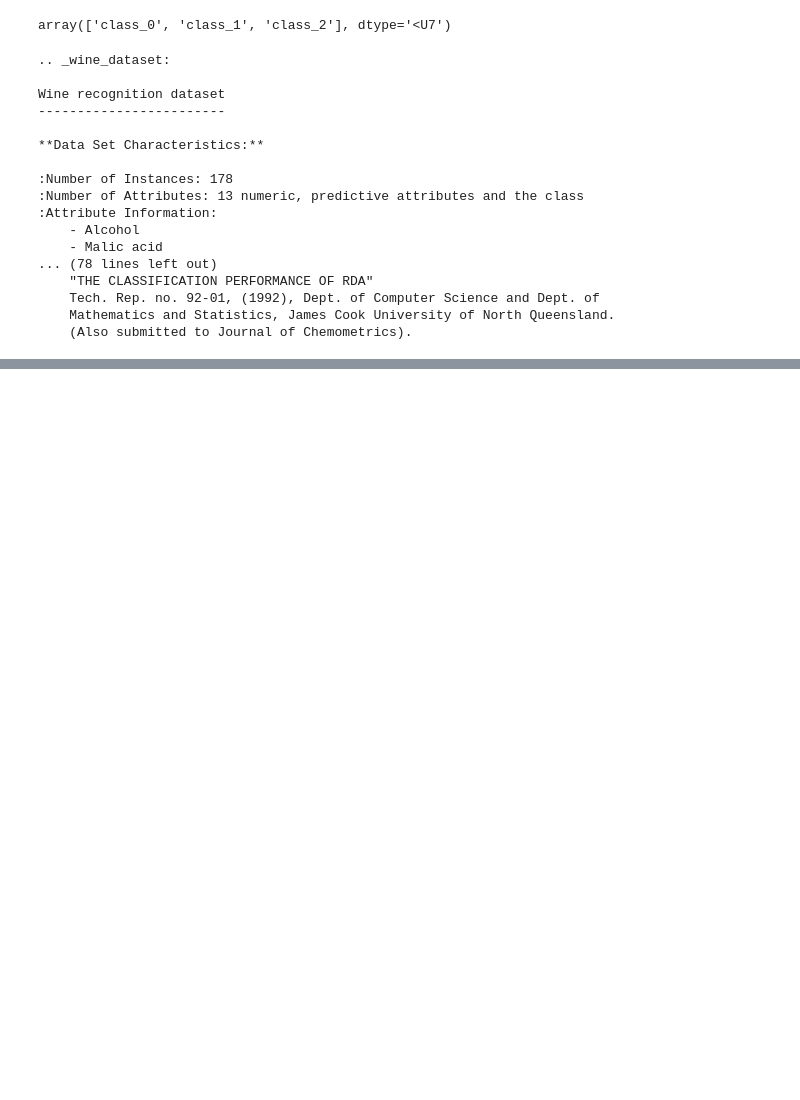
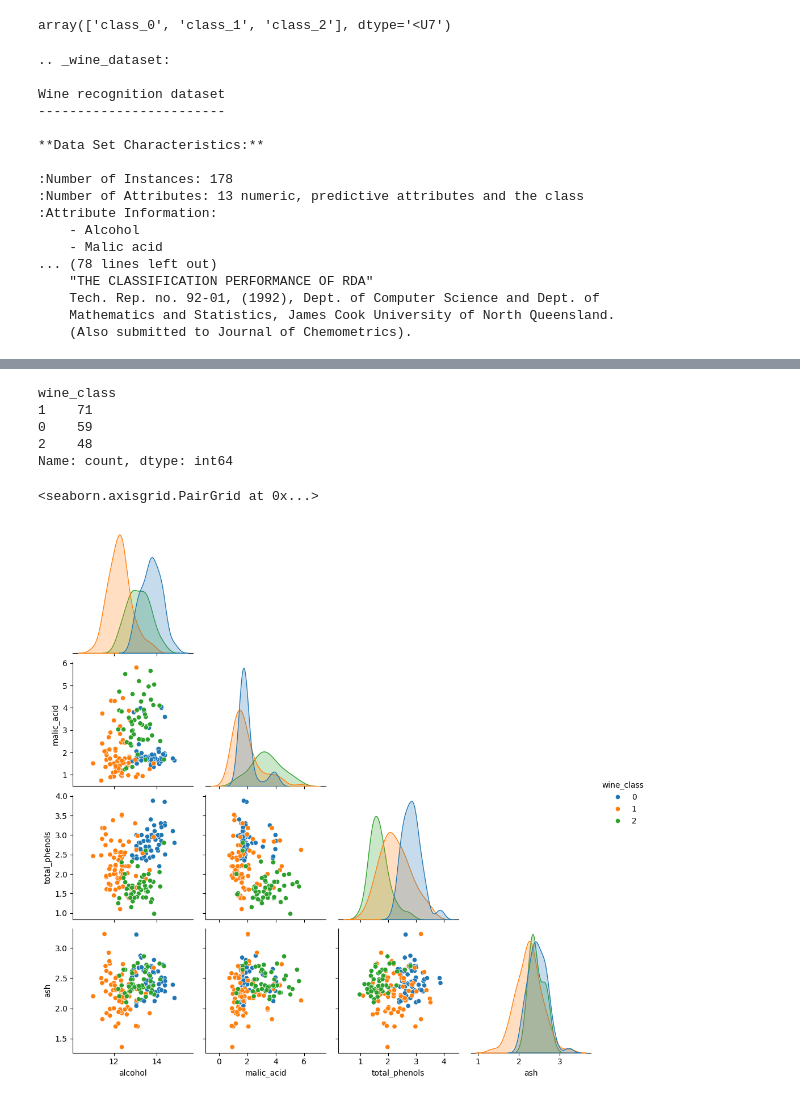
Before and after one commit to SusannaR11/AI_Engineering_OPA24_Susanna_Rokka, a Jupyter notebook: code-alongs/05_knn/knn.ipynb, the cells around one changed output, grey strips where cells are left out. Cells and saved outputs as stored; diff of their text form; code cells hidden in the pictures; blank space fills up the shorter version.

Commit message:
Plotting df to visualise correlations

```diff
--- a/code-alongs/05_knn/knn.ipynb
+++ b/code-alongs/05_knn/knn.ipynb
@@ -51,3 +53,9 @@ Wine recognition dataset
     Tech. Rep. no. 92-01, (1992), Dept. of Computer Science and Dept. of
     Mathematics and Statistics, James Cook University of North Queensland.
     (Also submitted to Journal of Chemometrics).
+# %%
+# transform data set into a pandas DataFrame, rename target 'wine_class'
+
+df = pd.DataFrame(wine.data, columns=wine.feature_names)
+df = pd.concat([df, pd.DataFrame(wine.target, columns=["wine_class"])], axis=1)
+df.head()
@@ -53,0 +89,20 @@ Wine recognition dataset
+# %%
+df["wine_class"].value_counts() #somewhat balanced data set
+# %% [output]
+wine_class
+1    71
+0    59
+2    48
+Name: count, dtype: int64
+# %%
+# comparing features to each other to see correlation
+
+sns.pairplot(
+    data=df[["alcohol", "malic_acid", "total_phenols","ash", "wine_class"]],
+    corner=True,
+    hue="wine_class",
+    palette="tab10"
+    )
+# %% [output]
+<seaborn.axisgrid.PairGrid at 0x...>
+[figure, added]
```
Also changed, not shown: parts of 5 cells of this notebook.
